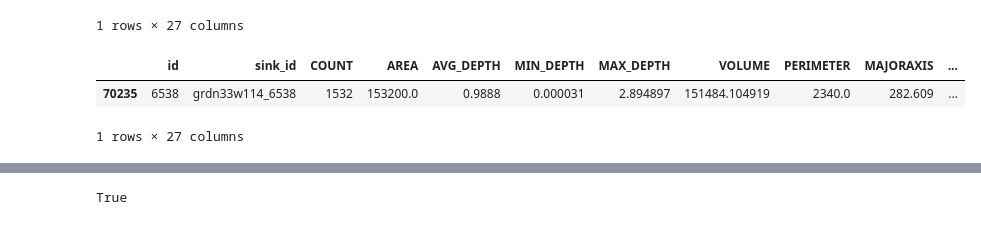
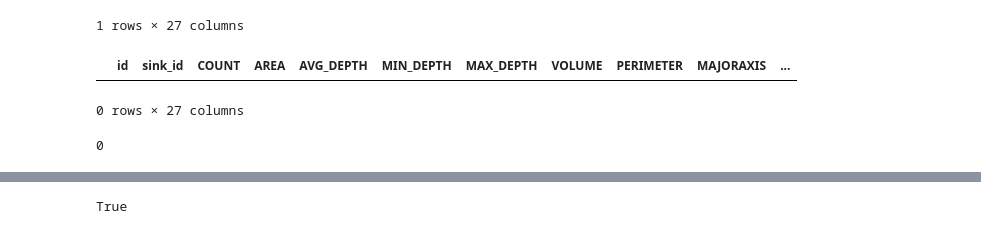
Before and after one commit to CovingtonResearchGroup/sinkhole_analysis, a Jupyter notebook: HUC-karst-trimming.ipynb, the cells around one changed output, grey strips where cells are left out. Cells and saved outputs as stored; diff of their text form; code cells hidden in the pictures.

```diff
--- a/HUC-karst-trimming.ipynb
+++ b/HUC-karst-trimming.ipynb
@@ -347,8 +341,12 @@ len(carb_hucs)
 1 rows × 27 columns
 # %%
 
-all_sinks[all_sinks.overlaps(carb_hucs.iloc[1501].geometry)]
+all_sinks[all_sinks.overlaps(carb_hucs.iloc[24620].geometry)]
 # %% [output]
 |  | id | sink_id | COUNT | AREA | AVG_DEPTH | MIN_DEPTH | MAX_DEPTH | VOLUME | PERIMETER | MAJORAXIS | ... |
-| 70235 | 6538 | grdn33w114_6538 | 1532 | 153200.0 | 0.9888 | 0.000031 | 2.894897 | 151484.104919 | 2340.0 | 282.609 | ... |
-1 rows × 27 columns
+0 rows × 27 columns
+# %%
+
+len(all_sinks[all_sinks.within(carb_hucs.iloc[24633].geometry)])
+# %% [output]
+0
```
Also changed, not shown: parts of 14 cells of this notebook.
